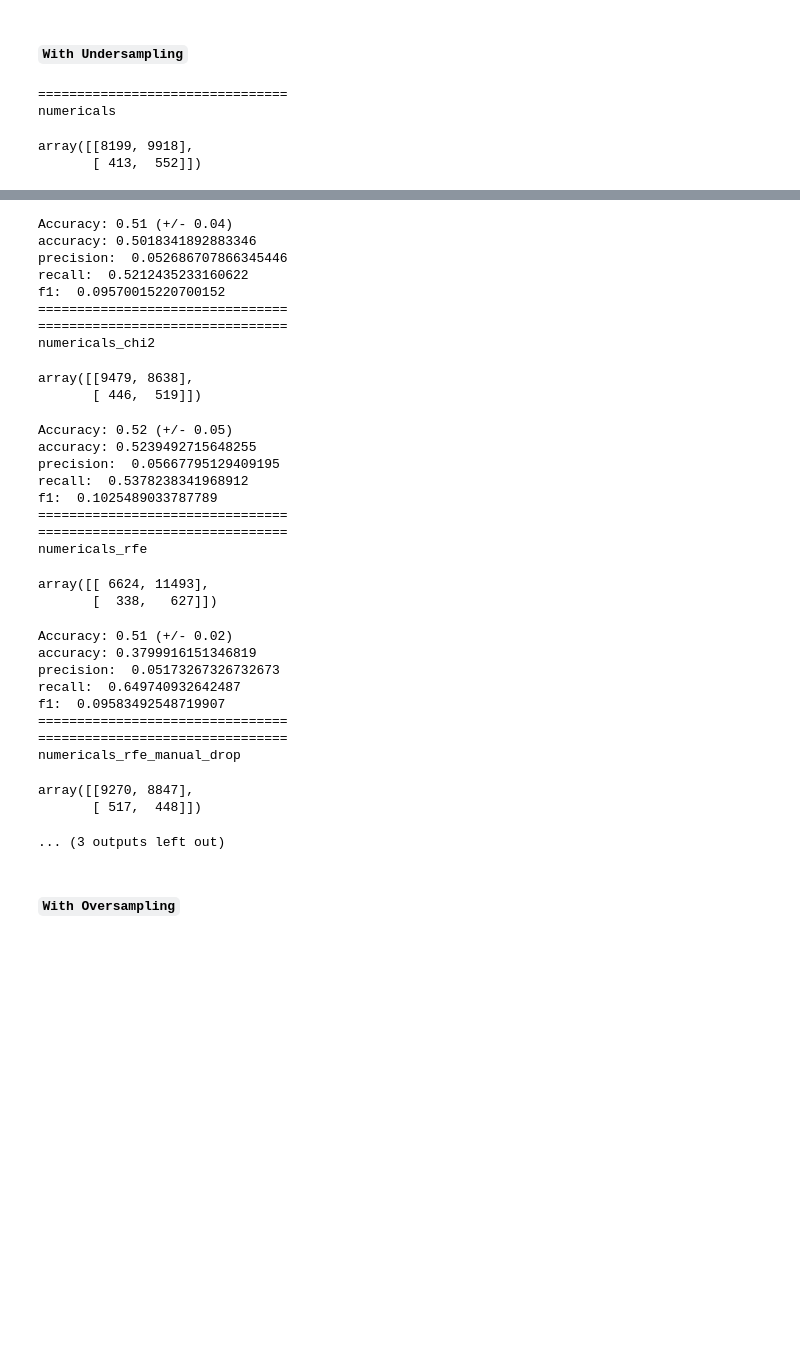
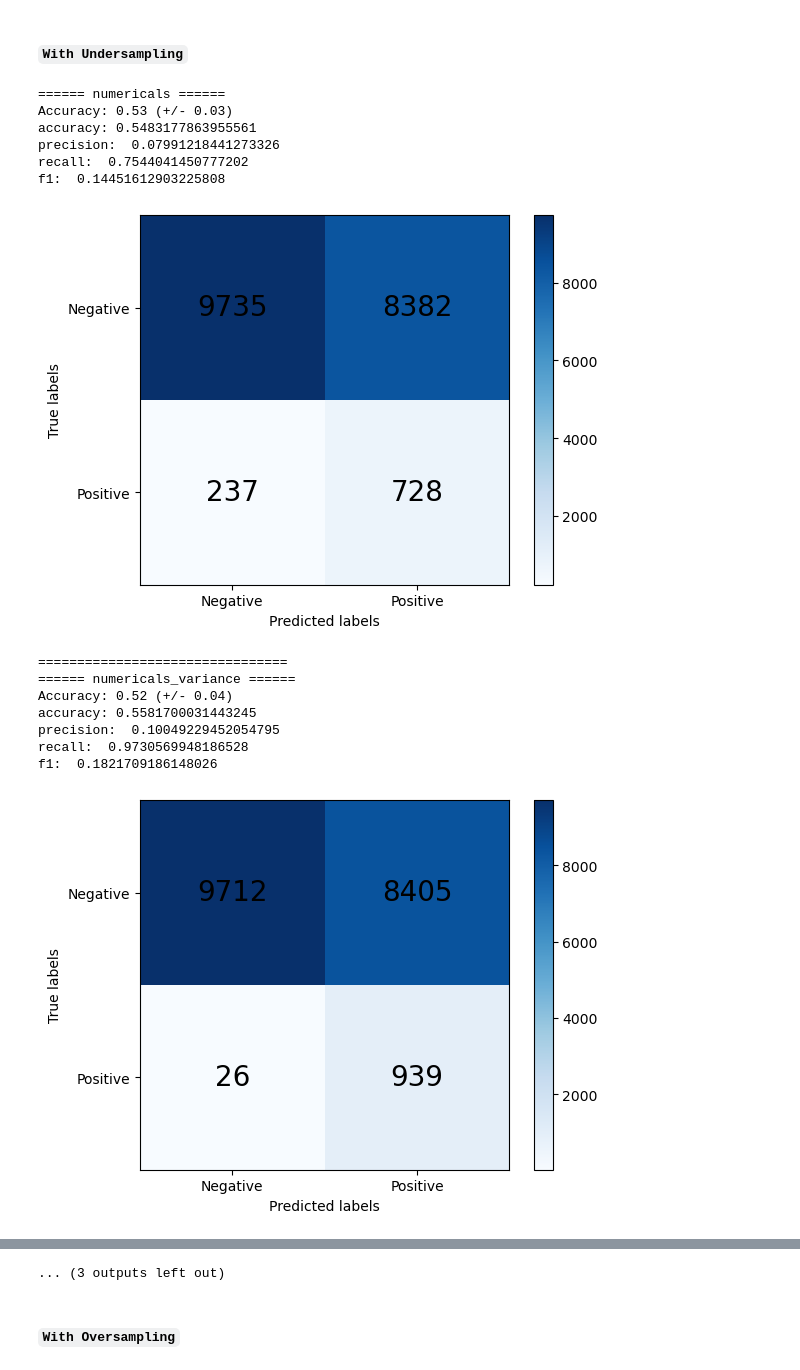
Before and after one commit to fabio1623/lab-handling-data-imbalance-classification, a Jupyter notebook: solution.ipynb, the cells around one changed output, grey strips where cells are left out. Cells and saved outputs as stored; diff of their text form; code cells hidden in the pictures; blank space fills up the shorter version.

```diff
--- a/solution.ipynb
+++ b/solution.ipynb
@@ -360,9 +364,20 @@ array([[15513,  2604],
 # %% [markdown]
 #### `With Undersampling`
 # %%
-score_selected_columns(numerical_df_tuples=numerical_df_tuples, sample_action='undersample')
+score_selected_columns(selectors=selectors, sample_action='undersample')
 # %% [output]
-================================
-numericals
+====== numericals ======
+Accuracy: 0.53 (+/- 0.03)
+accuracy: 0.5483177863955561
+precision:  0.07991218441273326
+recall:  0.7544041450777202
+f1:  0.14451612903225808
+[figure, added]
-array([[8199, 9918],
-       [ 413,  552]])
+================================
+====== numericals_variance ======
+Accuracy: 0.52 (+/- 0.04)
+accuracy: 0.5581700031443245
+precision:  0.10049229452054795
+recall:  0.9730569948186528
+f1:  0.1821709186148026
+[figure, added]
@@ -389,34 +416,4 @@ array([[9073, 9044],
-Accuracy: 0.51 (+/- 0.04)
-accuracy: 0.5018341892883346
-precision:  0.052686707866345446
-recall:  0.5212435233160622
-f1:  0.09570015220700152
-================================
-================================
-numericals_chi2
+... (3 outputs left out)
-array([[9479, 8638],
-       [ 446,  519]])
-Accuracy: 0.52 (+/- 0.05)
-accuracy: 0.5239492715648255
-precision:  0.05667795129409195
-recall:  0.5378238341968912
-f1:  0.1025489033787789
-================================
-================================
-numericals_rfe
-array([[ 6624, 11493],
-       [  338,   627]])
-Accuracy: 0.51 (+/- 0.02)
-accuracy: 0.3799916151346819
-precision:  0.05173267326732673
-recall:  0.649740932642487
-f1:  0.09583492548719907
-================================
-================================
-numericals_rfe_manual_drop
-array([[9270, 8847],
-       [ 517,  448]])
-... (3 outputs left out)
 # %% [markdown]
 #### `With Oversampling`
 # %%
```
Also changed, not shown: parts of 7 cells of this notebook.
